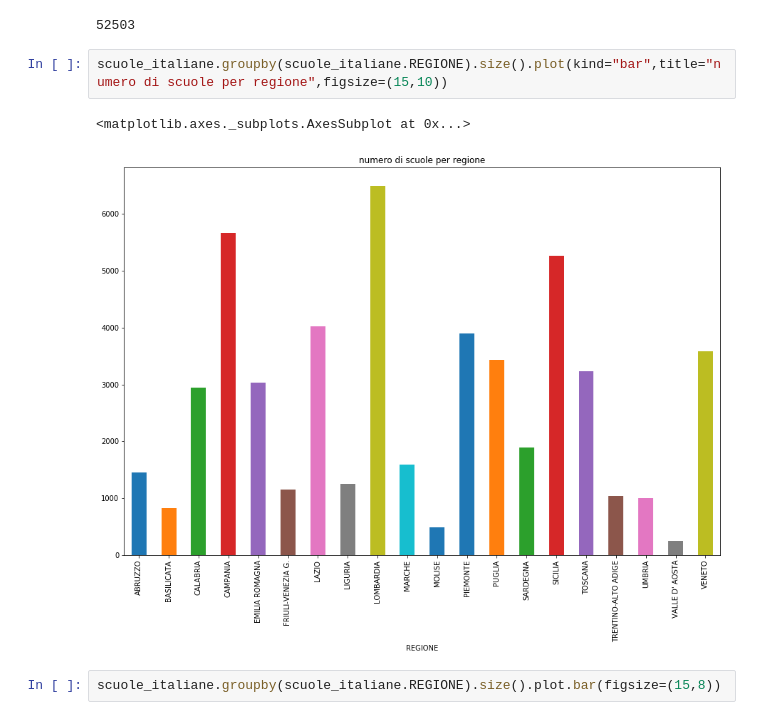
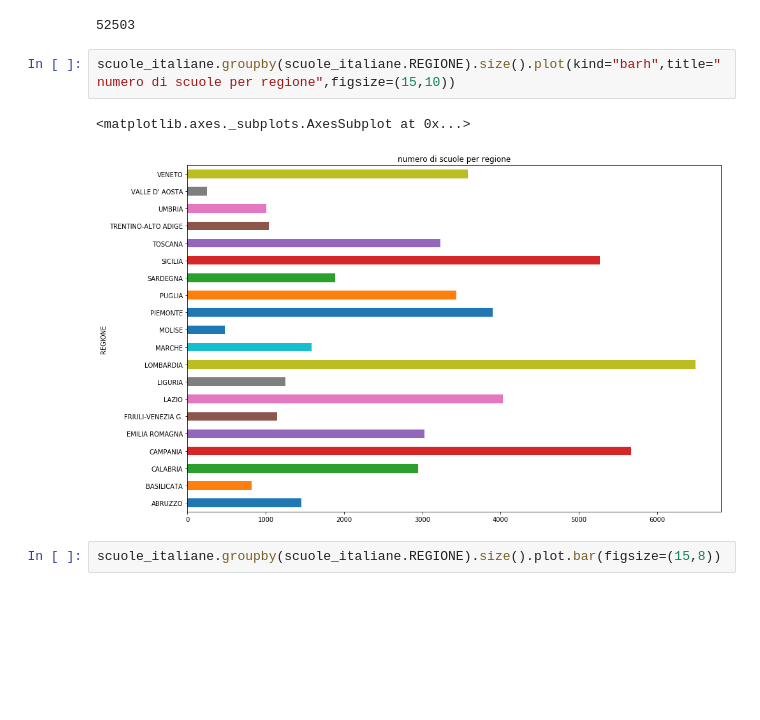
Before and after one commit to napo/opendatamiur, a Jupyter notebook: MIUR_OpenData.ipynb, the cells around one changed output. Saved outputs shown, nothing was run; the diff lists cells and outputs as text; blank space fills up the shorter version.

```diff
--- a/MIUR_OpenData.ipynb
+++ b/MIUR_OpenData.ipynb
@@ -232,10 +231,10 @@ scuole_italiane.CODICESCUOLA.size
 # %% [output]
 52503
 # %%
-scuole_italiane.groupby(scuole_italiane.REGIONE).size().plot(kind="bar",title="numero di scuole per regione",figsize=(15,10))
+scuole_italiane.groupby(scuole_italiane.REGIONE).size().plot(kind="barh",title="numero di scuole per regione",figsize=(15,10))
 # %% [output]
 <matplotlib.axes._subplots.AxesSubplot at 0x...>
-[figure, old version]
+[figure, new version]
 # %%
 scuole_italiane.groupby(scuole_italiane.REGIONE).size().plot.bar(figsize=(15,8))
 # %% [output]
```
Also changed, not shown: parts of 29 cells of this notebook.
